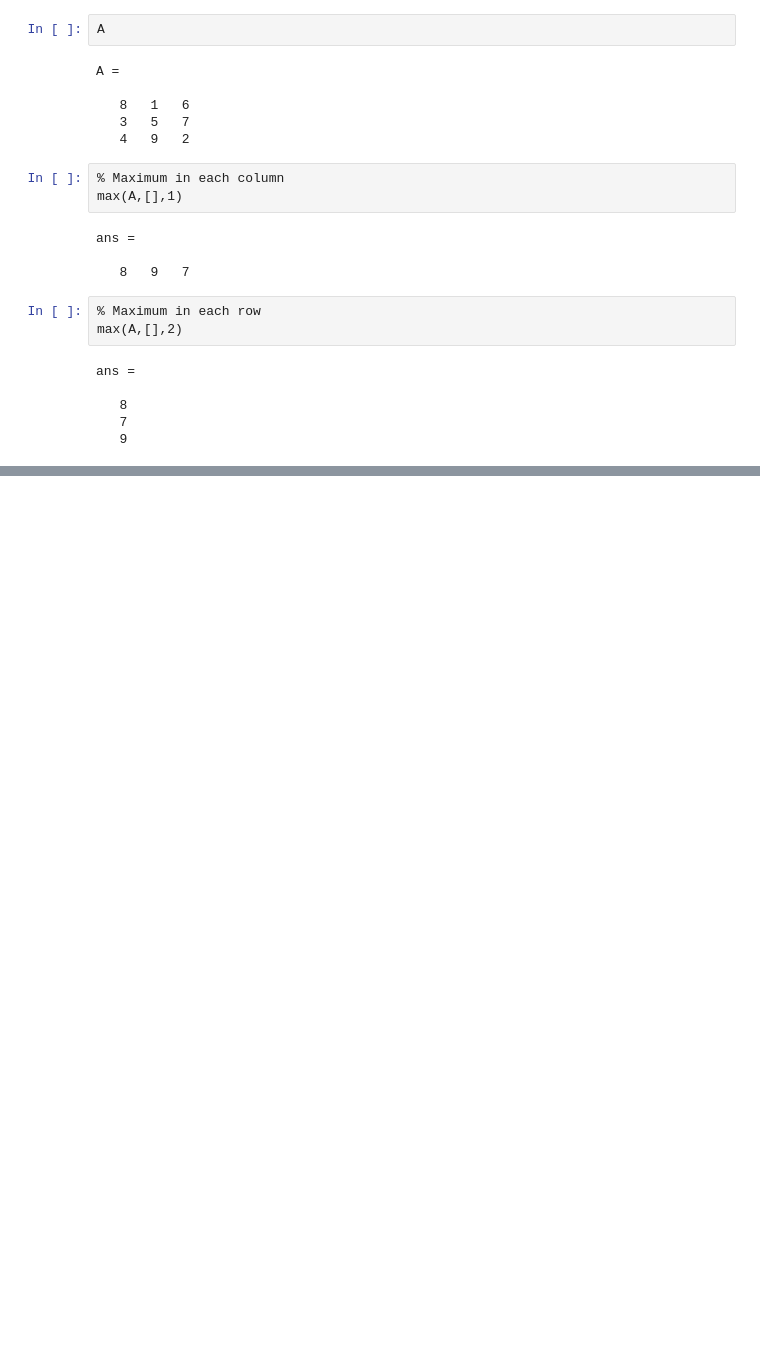
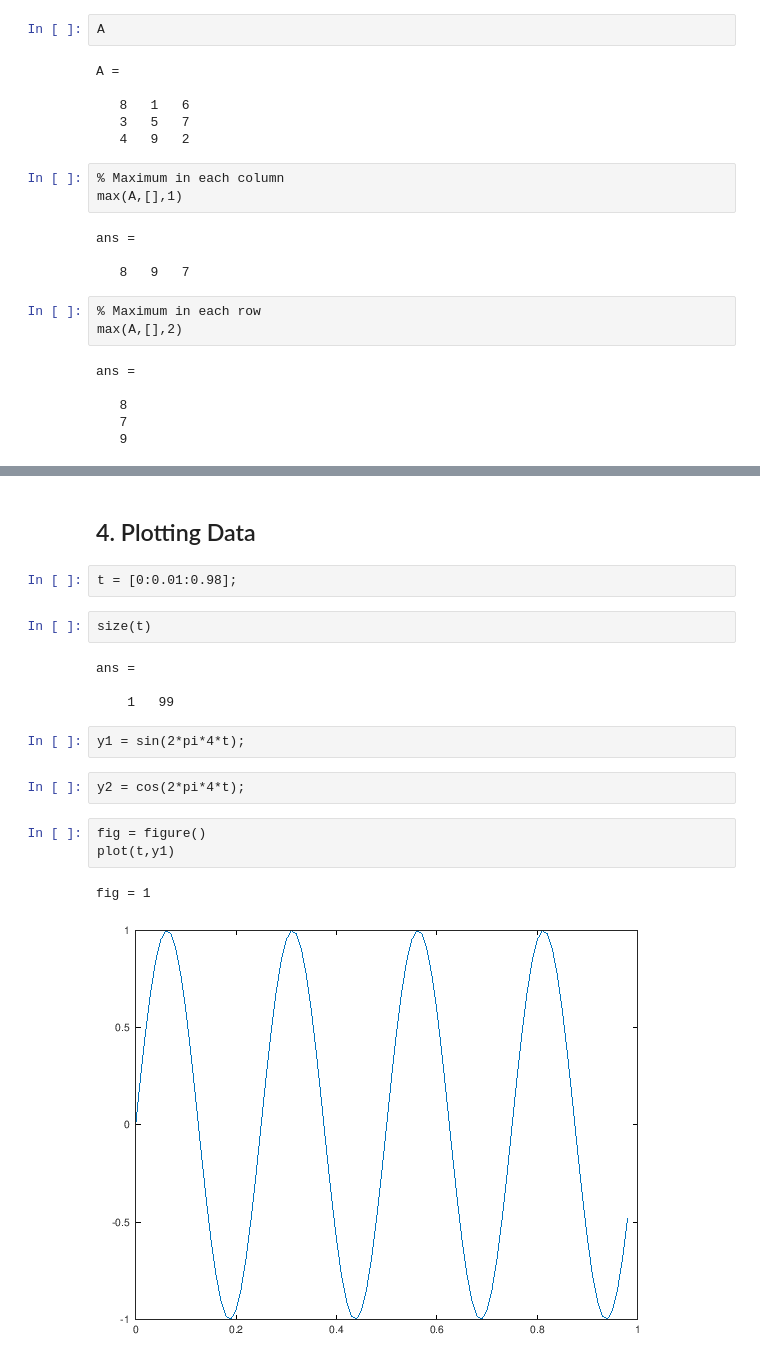
Before and after one commit to mxagar/machine_learning_coursera, a Jupyter notebook: 01_LinearRegression/01_1_Octave_Tutorial.ipynb, the cells around one changed output, grey strips where cells are left out. Cells and saved outputs as stored; diff of their text form; blank space fills up the shorter version.

Commit message:
octave: computing on data, plotting

```diff
--- a/01_LinearRegression/01_1_Octave_Tutorial.ipynb
+++ b/01_LinearRegression/01_1_Octave_Tutorial.ipynb
@@ -758,0 +849,20 @@ ans =
+# %% [markdown]
+## 4. Plotting Data
+# %%
+t = [0:0.01:0.98];
+# %%
+size(t)
+# %% [output]
+ans =
+
+    1   99
+# %%
+y1 = sin(2*pi*4*t);
+# %%
+y2 = cos(2*pi*4*t);
+# %%
+fig = figure()
+plot(t,y1)
+# %% [output]
+fig = 1
+[figure, added]
```
Also changed, not shown: parts of 29 cells of this notebook.
